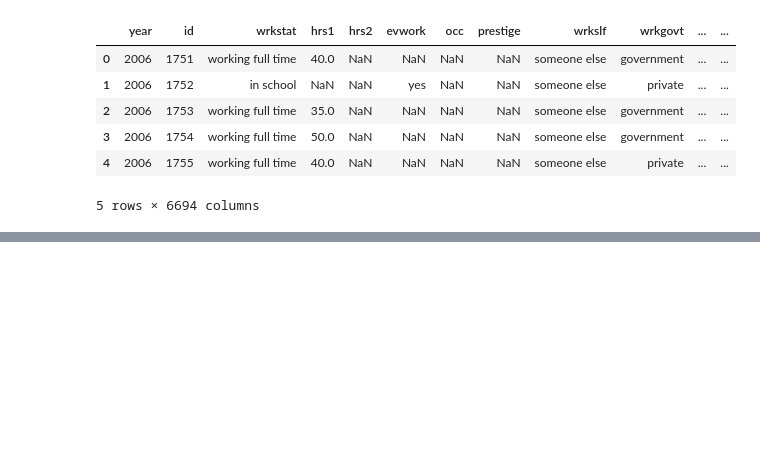
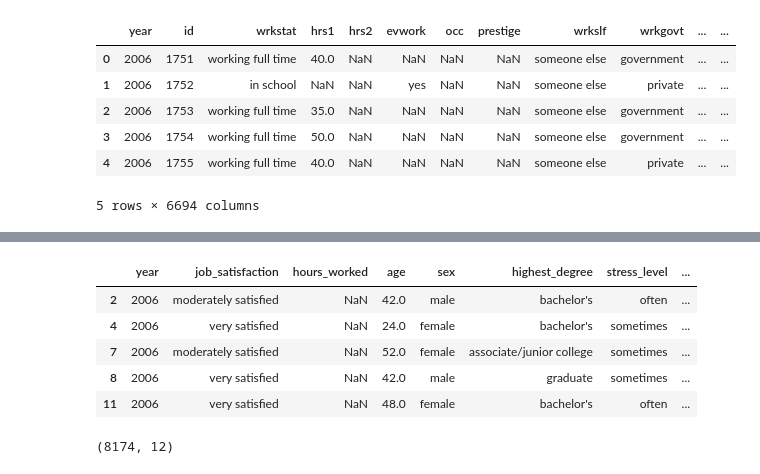
Before and after one commit to kirsten-fung/project_gss, a Jupyter notebook: project_gss_assignment.ipynb, the cells around one changed output, grey strips where cells are left out. Drawn from its saved outputs; the diff is of its cells as text; code cells hidden in the pictures; blank space fills up the shorter version.

```diff
--- a/project_gss_assignment.ipynb
+++ b/project_gss_assignment.ipynb
@@ -75,4 +76,4 @@ Name: jobsat, dtype: int64
 # %%
-df['jobsat'] = df['jobsat'].replace(['not imputable_(2147483638)','not available in this year','not available in this release','uncodeable','skipped on web','refused','dk, na, iap','not imputable_(2147483637)','no answer','iap',"don't know",'see codebook',"I don't have a job"], np.nan)
-print(df['jobsat'].value_counts())
+df['satjob'] = df['satjob'].replace(['not imputable_(2147483638)','not available in this year','not available in this release','uncodeable','skipped on web','refused','no answer','not imputable_(2147483637)','dk, na, iap',"I don't have a job",'iap',"don't know",'see codebook'], np.nan)
+print(df['satjob'].value_counts())
 # %% [output]
@@ -87,5 +85,5 @@ Name: jobsat, dtype: int64
 # %%
-df = df[~df['jobsat'].isna()]
+df = df[~df['satjob'].isna()]
 # %%
 # Hours worked per week does not need cleaning
 df['hrs2'].unique()
@@ -359,3 +377,11 @@ $4,000 to $4,999        111
 Name: income, dtype: int64
 # %%
 df = df[~df['income'].isna()]
+# %%
+df['job_satisfaction'] = df['satjob']
+df['hours_worked'] = df['hrs2']
+df['highest_degree'] = df['degree']
+df['stress_level'] = df['stress']
+df['marital_status'] = df['marital']
+df['work_status'] = df['wrkstat']
+df['num_children'] = df['childs']
@@ -361,0 +406,16 @@ df = df[~df['income'].isna()]
+# %%
+clean_columns = ['year','job_satisfaction', 'hours_worked','age','sex','highest_degree','stress_level','marital_status','race','work_status','num_children','income']
+cleaned_df = df[clean_columns].copy()
+# %%
+cleaned_df.head()
+# %% [output]
+|  | year | job_satisfaction | hours_worked | age | sex | highest_degree | stress_level | ... |
+| 2 | 2006 | moderately satisfied | NaN | 42.0 | male | bachelor's | often | ... |
+| 4 | 2006 | very satisfied | NaN | 24.0 | female | bachelor's | sometimes | ... |
+| 7 | 2006 | moderately satisfied | NaN | 52.0 | female | associate/junior college | sometimes | ... |
+| 8 | 2006 | very satisfied | NaN | 42.0 | male | graduate | sometimes | ... |
+| 11 | 2006 | very satisfied | NaN | 48.0 | female | bachelor's | often | ... |
+# %%
+cleaned_df.shape
+# %% [output]
+(8174, 12)
```
Also changed, not shown: parts of 21 cells of this notebook.
